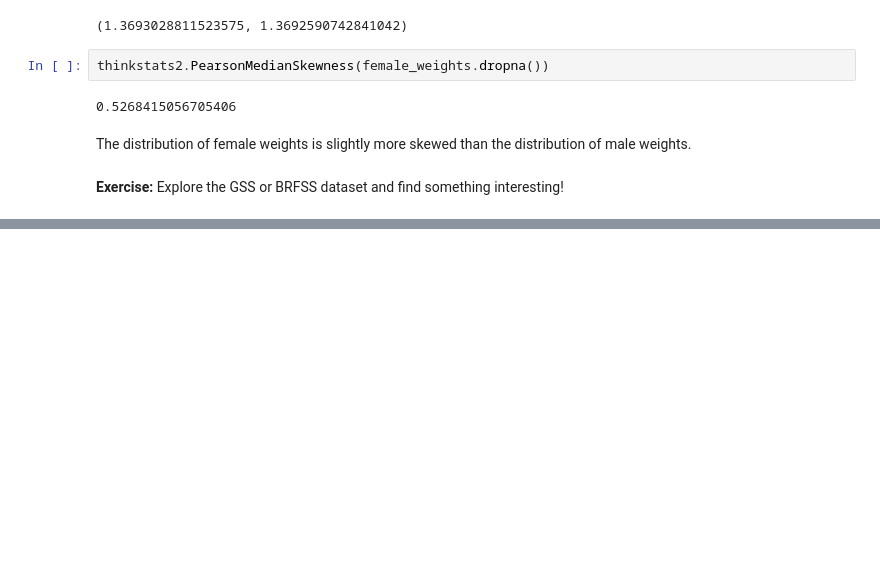
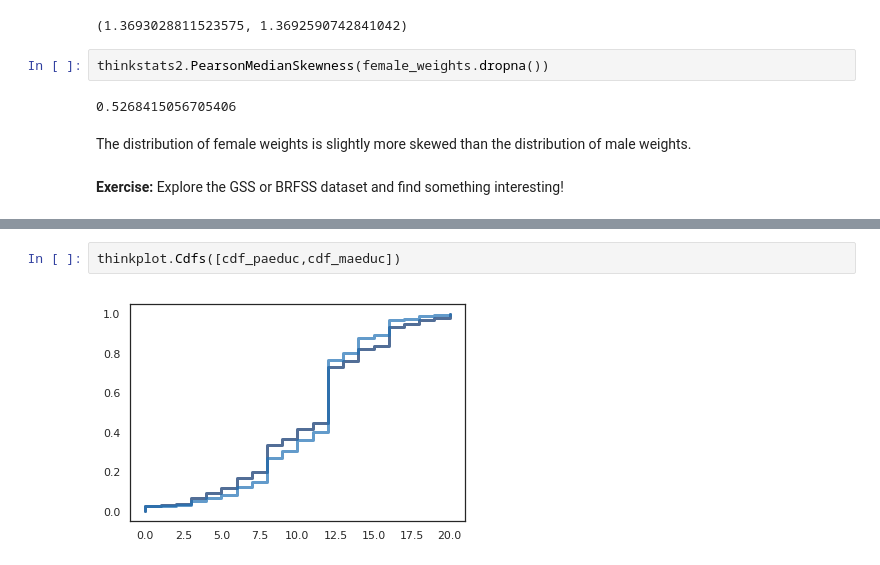
Before and after one commit to djconnolly27/ThinkStats2, a Jupyter notebook: homeworks/homework02.ipynb, the cells around one changed output, grey strips where cells are left out. Cells and saved outputs as stored; diff of their text form; blank space fills up the shorter version.

```diff
--- a/homeworks/homework02.ipynb
+++ b/homeworks/homework02.ipynb
@@ -514,0 +576,4 @@ The distribution of female weights is slightly more skewed than the distribution
+# %%
+thinkplot.Cdfs([cdf_paeduc,cdf_maeduc])
+# %% [output]
+[figure, added]
```
Also changed, not shown: parts of 61 cells of this notebook.
